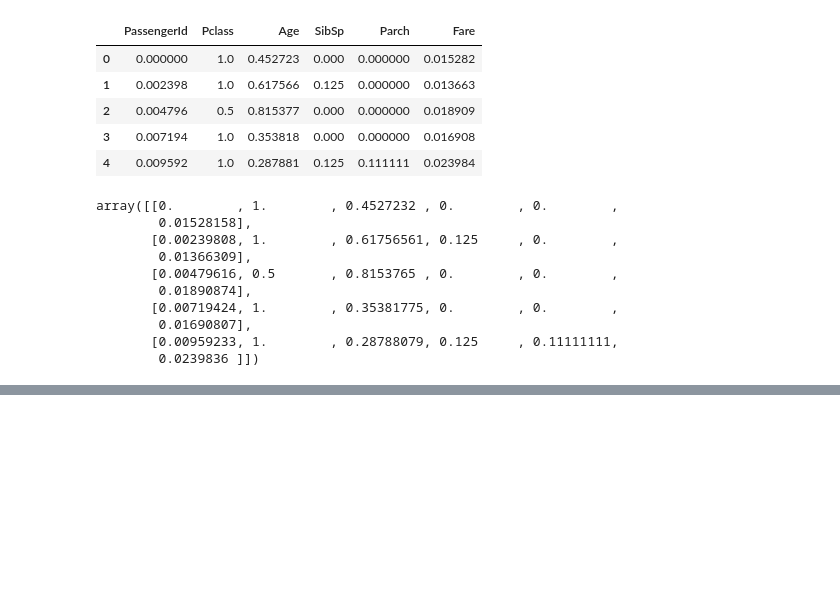
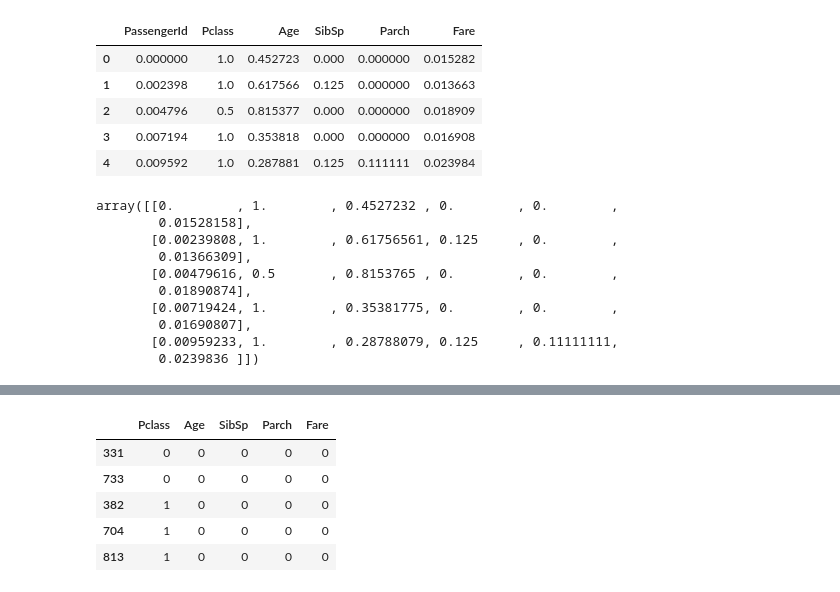
Before and after one commit to joaomboni/Titanic, a Jupyter notebook: titanic/TITANIC.ipynb, the cells around one changed output, grey strips where cells are left out. Saved outputs shown, nothing was run; the diff lists cells and outputs as text; code cells hidden in the pictures; blank space fills up the shorter version.

```diff
--- a/titanic/TITANIC.ipynb
+++ b/titanic/TITANIC.ipynb
@@ -548,0 +593,10 @@ from sklearn.model_selection import cross_val_score
+# %%
+X_train = train_set[["Pclass", "Age", "SibSp", "Parch", "Fare"]]
+X_train.head()
+# %% [output]
+|  | Pclass | Age | SibSp | Parch | Fare |
+| 331 | 0 | 0 | 0 | 0 | 0 |
+| 733 | 0 | 0 | 0 | 0 | 0 |
+| 382 | 1 | 0 | 0 | 0 | 0 |
+| 704 | 1 | 0 | 0 | 0 | 0 |
+| 813 | 1 | 0 | 0 | 0 | 0 |
```
Also changed, not shown: parts of 35 cells of this notebook.
